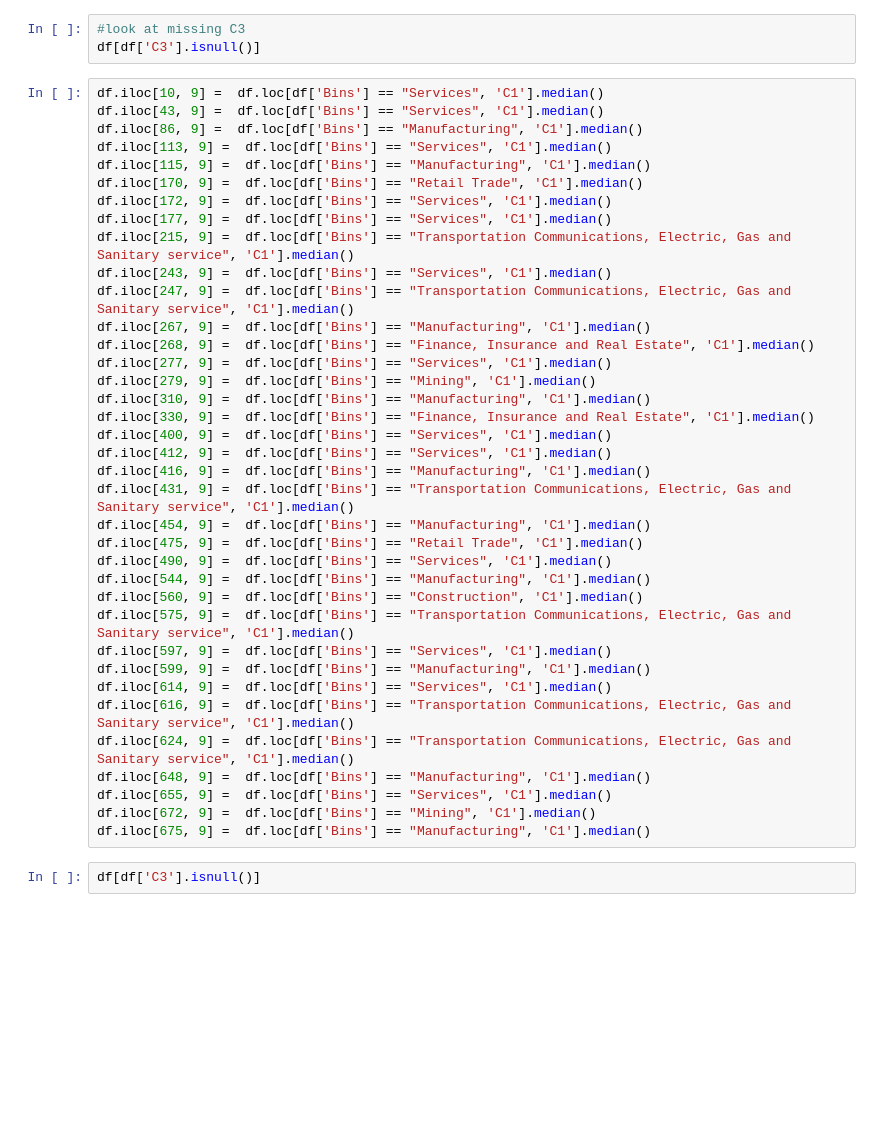
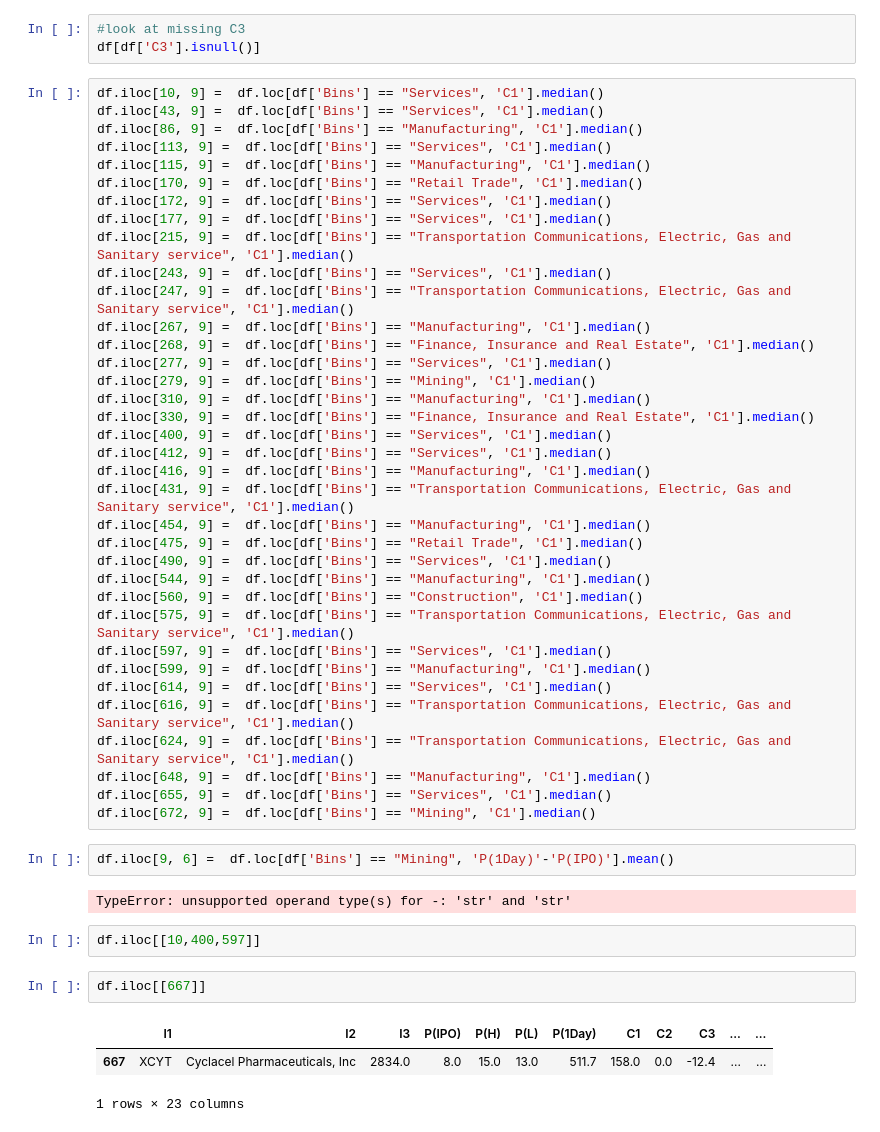
Before and after one commit to BA545-SP2019/2019-competition1-3-musketeers, a Jupyter notebook: MartinMain.ipynb, the cells around one changed output. Saved outputs shown, nothing was run; the diff lists cells and outputs as text; blank space fills up the shorter version.

```diff
--- a/MartinMain.ipynb
+++ b/MartinMain.ipynb
@@ -827,6 +848,15 @@ df.iloc[624, 9] =  df.loc[df['Bins'] == "Transportation Communications, Electric
 df.iloc[648, 9] =  df.loc[df['Bins'] == "Manufacturing", 'C1'].median()
 df.iloc[655, 9] =  df.loc[df['Bins'] == "Services", 'C1'].median()
 df.iloc[672, 9] =  df.loc[df['Bins'] == "Mining", 'C1'].median()
-df.iloc[675, 9] =  df.loc[df['Bins'] == "Manufacturing", 'C1'].median()
-# %%
-df[df['C3'].isnull()]
+# %%
+df.iloc[9, 6] =  df.loc[df['Bins'] == "Mining", 'P(1Day)'-'P(IPO)'].mean()
+# %% [output]
+TypeError: unsupported operand type(s) for -: 'str' and 'str'
+# %%
+df.iloc[[10,400,597]]
+# %%
+df.iloc[[667]]
+# %% [output]
+|  | I1 | I2 | I3 | P(IPO) | P(H) | P(L) | P(1Day) | C1 | C2 | C3 | ... | ... |
+| 667 | XCYT | Cyclacel Pharmaceuticals, Inc | 2834.0 | 8.0 | 15.0 | 13.0 | 511.7 | 158.0 | 0.0 | -12.4 | ... | ... |
+1 rows × 23 columns
```
Also changed, not shown: parts of 3 cells of this notebook, 2 other files.
